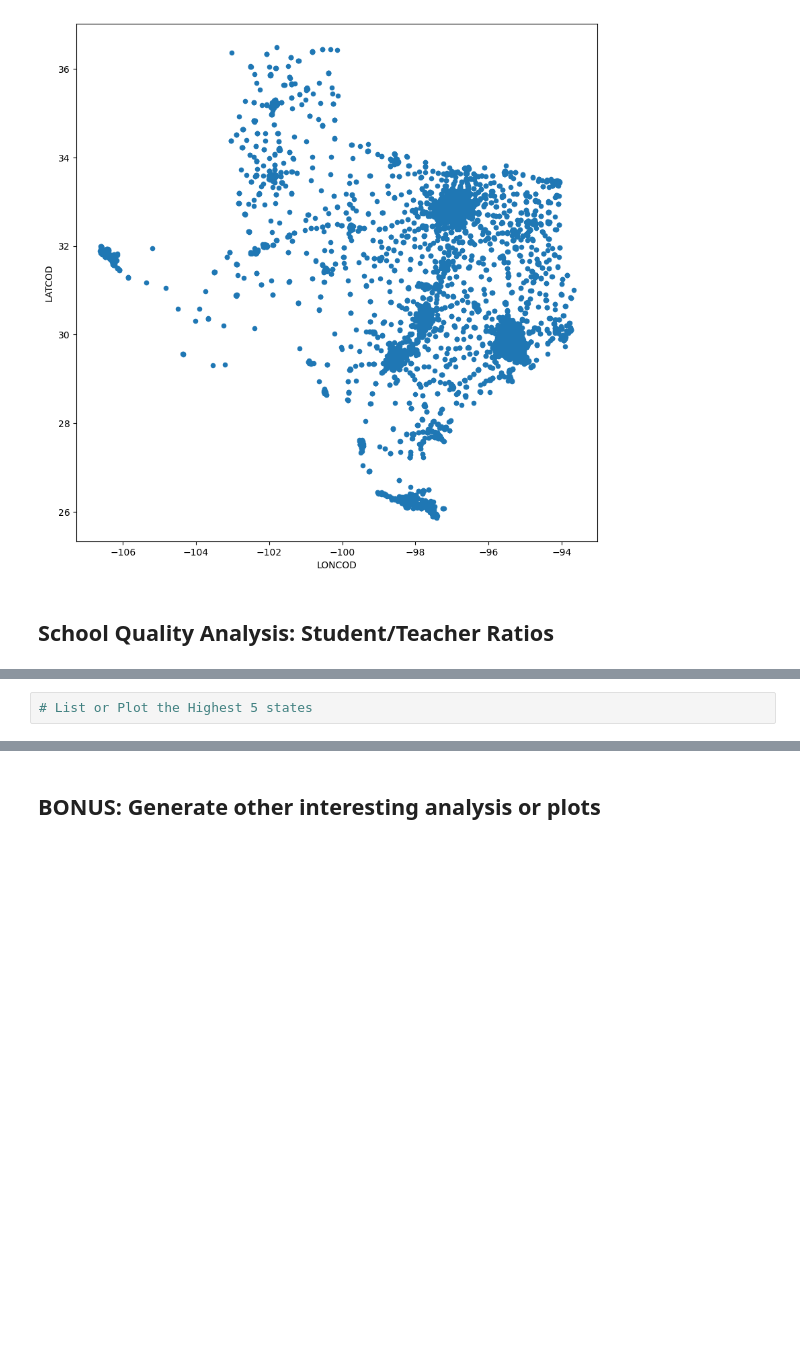
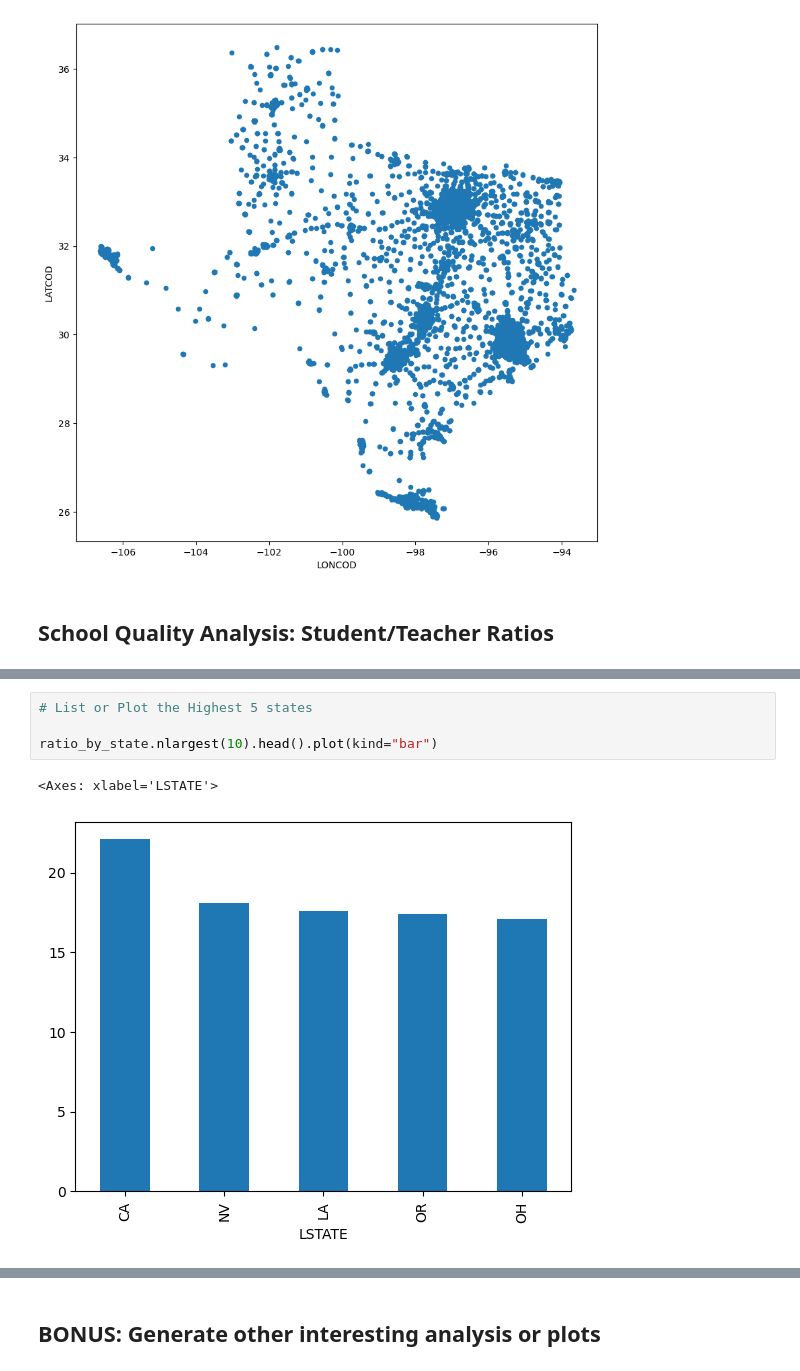
Before and after one commit to jedediahmadsen/us_school_analysis, a Jupyter notebook: public_school_analysis.ipynb, the cells around one changed output, grey strips where cells are left out. Drawn from its saved outputs; the diff is of its cells as text; blank space fills up the shorter version.

```diff
--- a/public_school_analysis.ipynb
+++ b/public_school_analysis.ipynb
@@ -345,4 +386,9 @@ tx_df.plot(kind='scatter', x='LONCOD', y='LATCOD', figsize=(10, 10))
 # %%
 # List or Plot the Highest 5 states
+
+ratio_by_state.nlargest(10).head().plot(kind="bar")
+# %% [output]
+<Axes: xlabel='LSTATE'>
+[figure, added]
 # %%
 # List or plot the lowest 5
```
Also changed, not shown: parts of 15 cells of this notebook, 1 other file.
